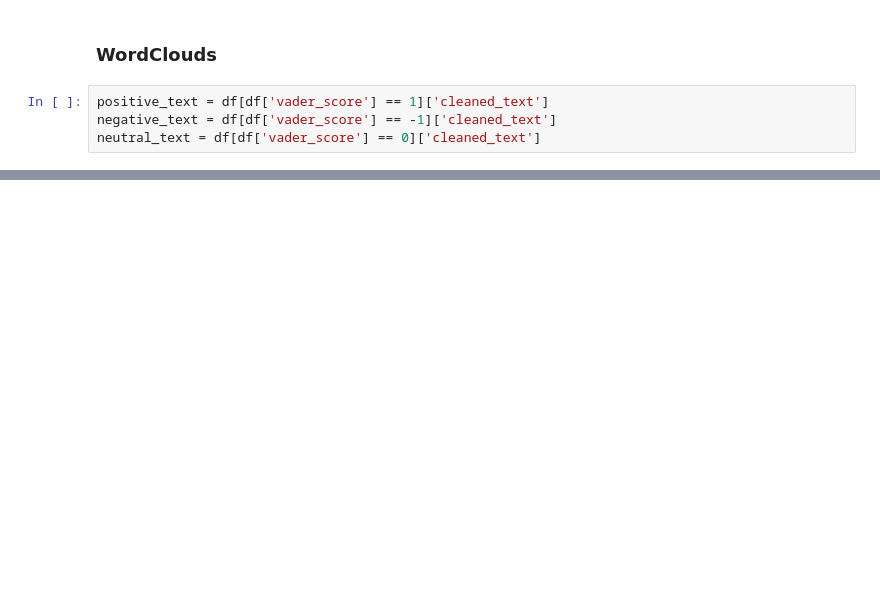
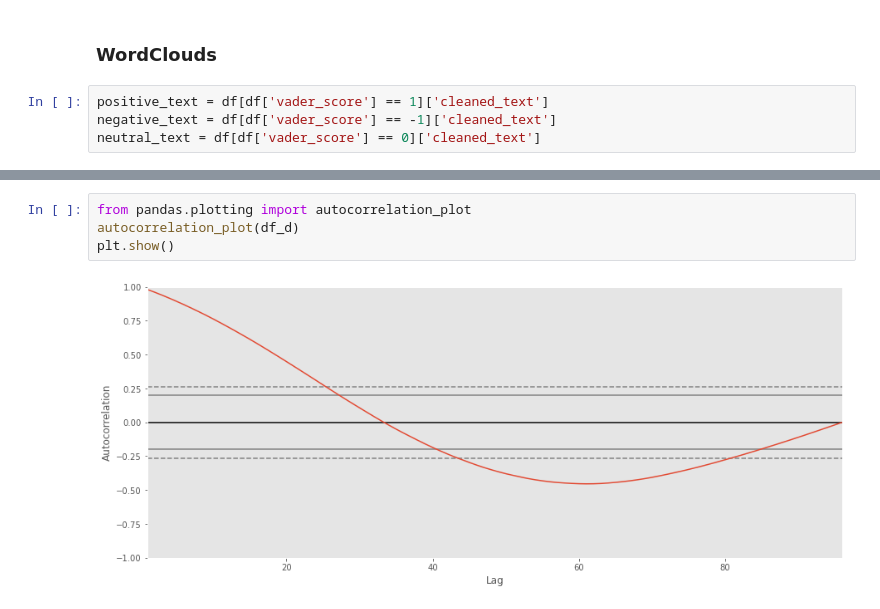
Before and after one commit to esraguzel/dsc-capstone-project-v2-onl01-dtsc-ft-012120, a Jupyter notebook: extract_tweets.ipynb, the cells around one changed output, grey strips where cells are left out. Saved outputs shown, nothing was run; the diff lists cells and outputs as text; blank space fills up the shorter version.

```diff
--- a/extract_tweets.ipynb
+++ b/extract_tweets.ipynb
@@ -643,0 +736,6 @@ ax3.set_title('Neutral text',fontsize=30);
+# %%
+from pandas.plotting import autocorrelation_plot
+autocorrelation_plot(df_d)
+plt.show()
+# %% [output]
+[figure, added]
```
Also changed, not shown: parts of 48 cells of this notebook, 1 other file.
